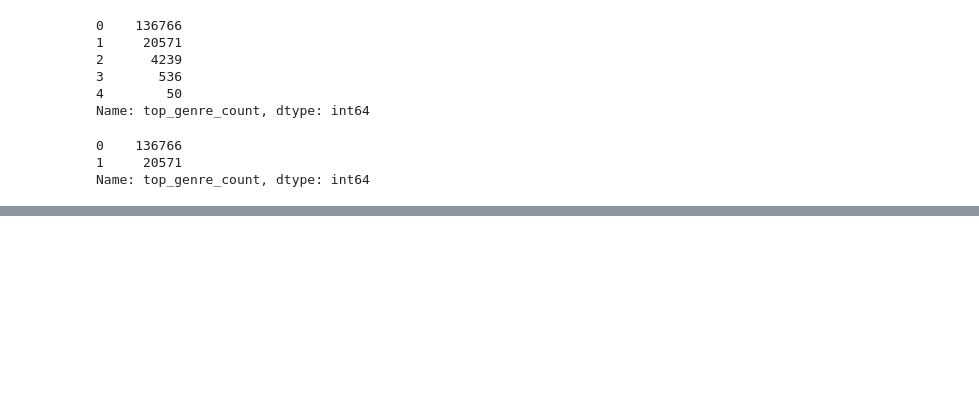
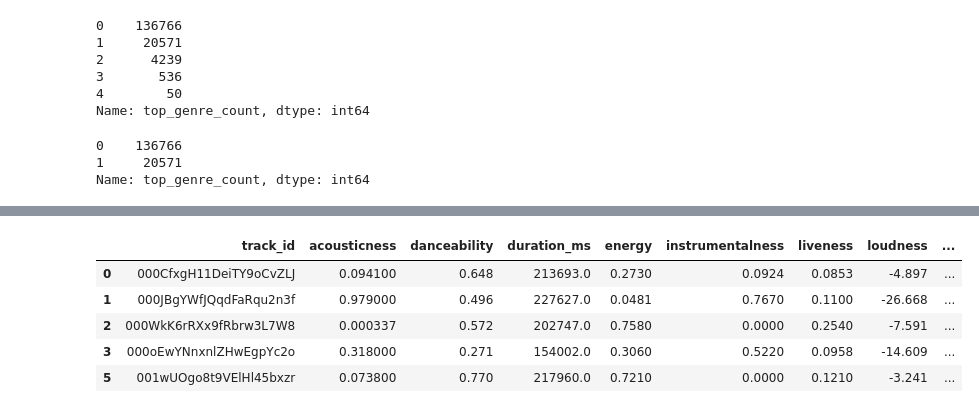
Before and after one commit to maxtingle11/Using-Machine-Learning-Algorithms-to-Predict-a-Pop-Songs-Subgenre, a Jupyter notebook: Data Cleaning.ipynb, the cells around one changed output, grey strips where cells are left out. Saved outputs shown, nothing was run; the diff lists cells and outputs as text; code cells hidden in the pictures; blank space fills up the shorter version.

```diff
--- a/Data Cleaning.ipynb
+++ b/Data Cleaning.ipynb
@@ -300,0 +357,14 @@ SyntaxError: invalid syntax (<ipython-input-66-fd19bbdd5123>, line 3)
+# %%
+songs_cleaned.rename(columns={'mode': 'mode_feat'}, inplace=True)
+# %%
+songs_cleaned = pd.get_dummies(songs_cleaned, columns=['time_signature'], drop_first=True)
+songs_cleaned = pd.get_dummies(songs_cleaned, columns=['key'], drop_first=False)
+# %%
+songs_cleaned.head()
+# %% [output]
+|  | track_id | acousticness | danceability | duration_ms | energy | instrumentalness | liveness | loudness | ... |
+| 0 | 000CfxgH11DeiTY9oCvZLJ | 0.094100 | 0.648 | 213693.0 | 0.2730 | 0.0924 | 0.0853 | -4.897 | ... |
+| 1 | 000JBgYWfJQqdFaRqu2n3f | 0.979000 | 0.496 | 227627.0 | 0.0481 | 0.7670 | 0.1100 | -26.668 | ... |
+| 2 | 000WkK6rRXx9fRbrw3L7W8 | 0.000337 | 0.572 | 202747.0 | 0.7580 | 0.0000 | 0.2540 | -7.591 | ... |
+| 3 | 000oEwYNnxnlZHwEgpYc2o | 0.318000 | 0.271 | 154002.0 | 0.3060 | 0.5220 | 0.0958 | -14.609 | ... |
+| 5 | 001wUOgo8t9VElHl45bxzr | 0.073800 | 0.770 | 217960.0 | 0.7210 | 0.0000 | 0.1210 | -3.241 | ... |
```
Also changed, not shown: parts of 15 cells of this notebook.
